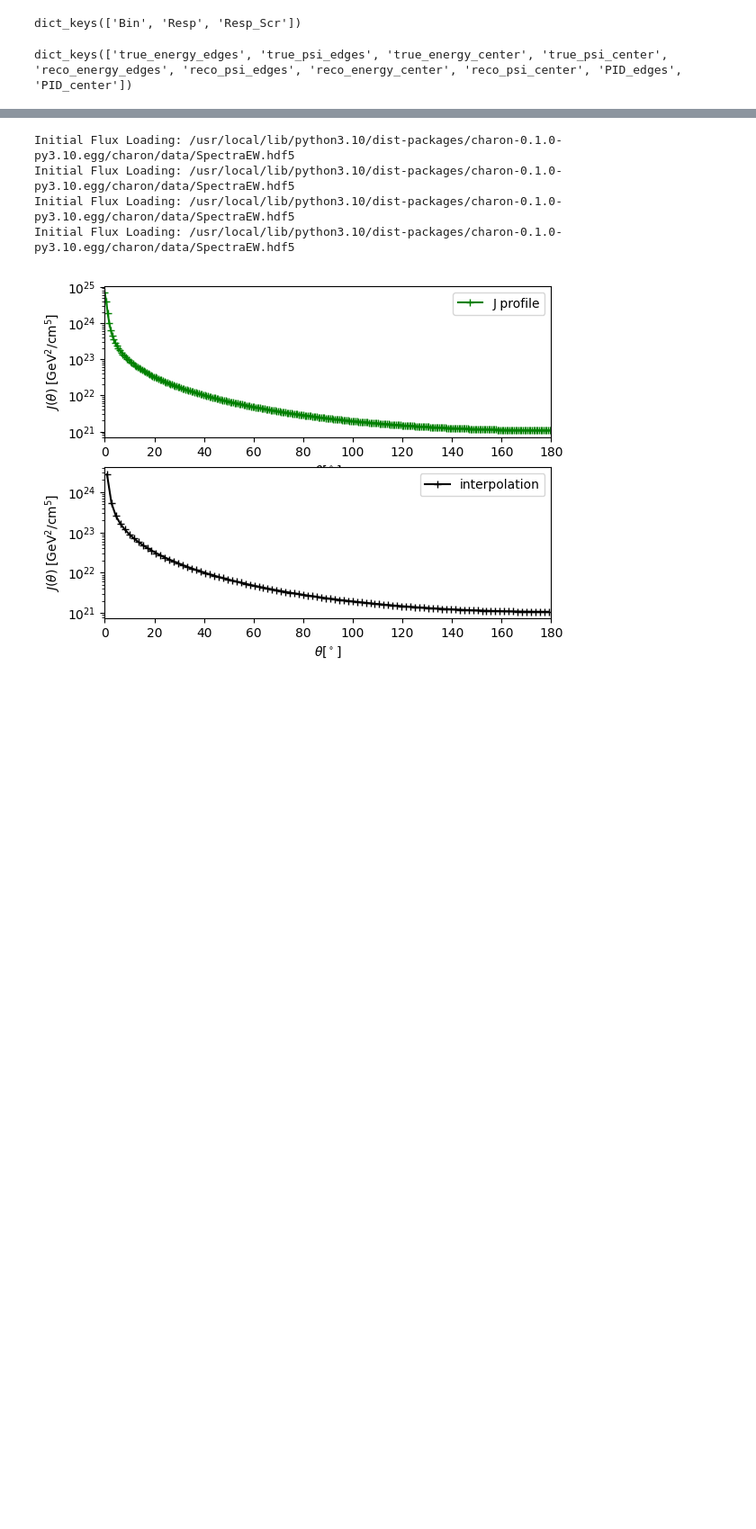
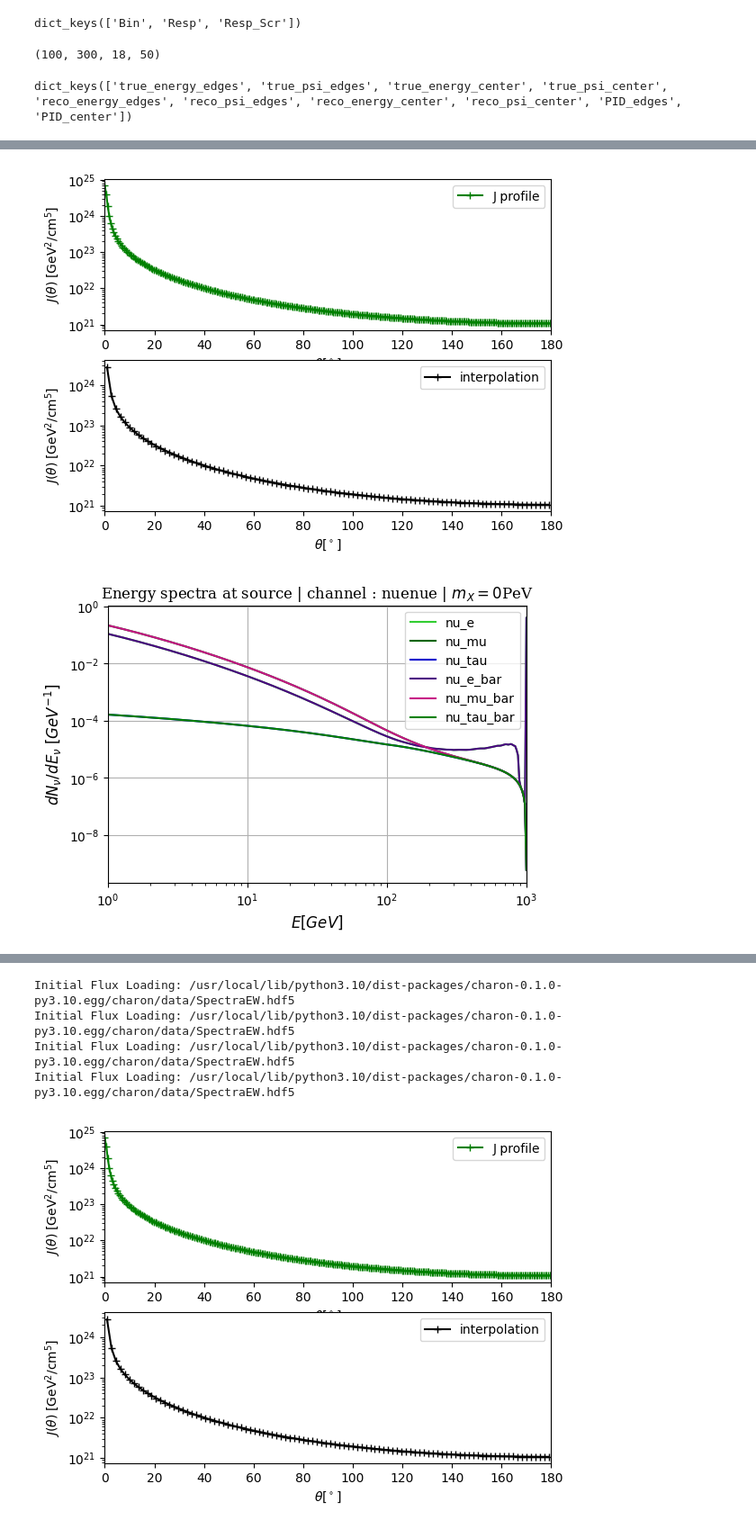
Before and after one commit to danaevld/IceCube, a Jupyter notebook: PDF_using_resp_matrix.ipynb, the cells around one changed output, grey strips where cells are left out. Shown at 90% size. Saved outputs shown, nothing was run; the diff lists cells and outputs as text; code cells hidden in the pictures; blank space fills up the shorter version.

```diff
--- a/PDF_using_resp_matrix.ipynb
+++ b/PDF_using_resp_matrix.ipynb
@@ -27,6 +49,10 @@ resp_matrix_data.keys()
 dict_keys(['Bin', 'Resp', 'Resp_Scr'])
 # %%
 Resp = resp_matrix_data['Resp']
+# %%
+Resp['nu_tau'].shape
+# %% [output]
+(100, 300, 18, 50)
 # %%
 resp_matrix_data['Bin'].keys()
 # %% [output]
@@ -38,0 +67,3 @@ Reco_psi_center = resp_matrix_data['Bin']['reco_psi_center']
+# %%
+True_flux_nueTeV = Flux_interpolation(mass=1e3,channel='nuenue', theta_true_center=True_psi_center, E_true_center=True_energy_center)
+# %% [output]
@@ -38,0 +74,2 @@ Reco_psi_center = resp_matrix_data['Bin']['reco_psi_center']
+[figure, added]
+[figure, added]
```
Also changed, not shown: parts of 24 cells of this notebook.
